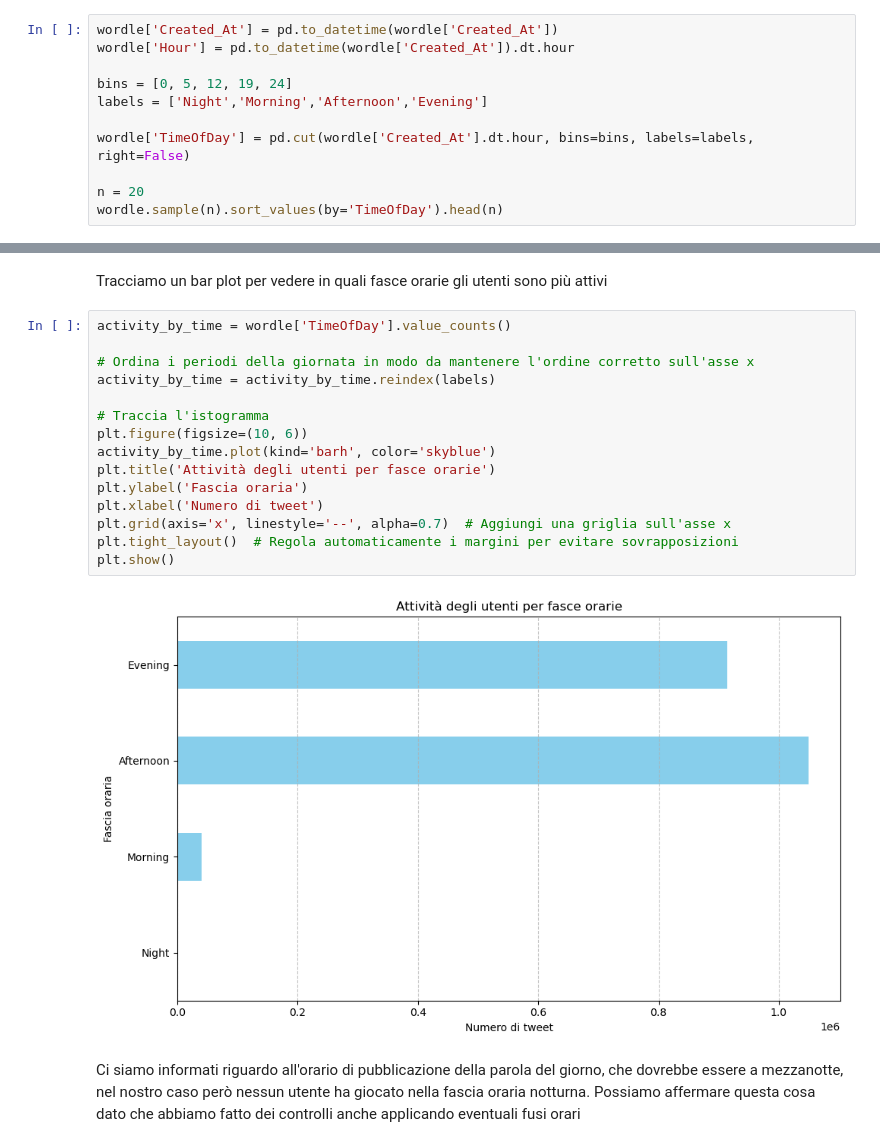
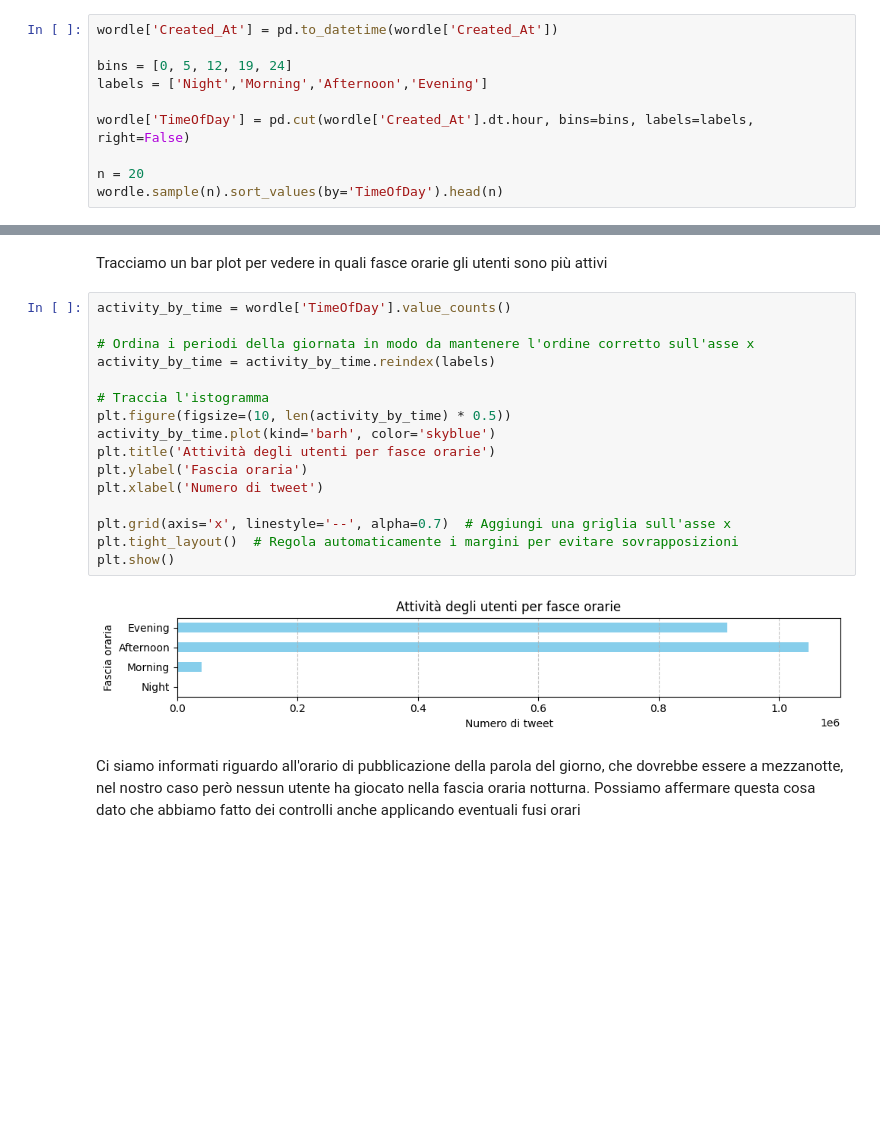
Before and after one commit to roby-ianny/IannelloSuffia_DataScienceProject, a Jupyter notebook: DataScienceProject.ipynb, the cells around one changed output, grey strips where cells are left out. Cells and saved outputs as stored; diff of their text form; blank space fills up the shorter version.

```diff
--- a/DataScienceProject.ipynb
+++ b/DataScienceProject.ipynb
@@ -601,7 +603,6 @@ Definiamo un'altra quantizzazione in base al periodo della giornata in cui è st
 - Night (00-5)
 # %%
 wordle['Created_At'] = pd.to_datetime(wordle['Created_At'])
-wordle['Hour'] = pd.to_datetime(wordle['Created_At']).dt.hour
 
 bins = [0, 5, 12, 19, 24]
 labels = ['Night','Morning','Afternoon','Evening']
@@ -633,20 +634,21 @@ Tracciamo un bar plot per vedere in quali fasce orarie gli utenti sono più atti
 # %%
 activity_by_time = wordle['TimeOfDay'].value_counts()
 
 # Ordina i periodi della giornata in modo da mantenere l'ordine corretto sull'asse x
 activity_by_time = activity_by_time.reindex(labels)
 
 # Traccia l'istogramma
-plt.figure(figsize=(10, 6))
+plt.figure(figsize=(10, len(activity_by_time) * 0.5))
 activity_by_time.plot(kind='barh', color='skyblue')
 plt.title('Attività degli utenti per fasce orarie')
 plt.ylabel('Fascia oraria')
 plt.xlabel('Numero di tweet')
+
 plt.grid(axis='x', linestyle='--', alpha=0.7)  # Aggiungi una griglia sull'asse x
 plt.tight_layout()  # Regola automaticamente i margini per evitare sovrapposizioni
 plt.show()
 # %% [output]
-[figure, old version]
+[figure, new version]
 # %% [markdown]
 Ci siamo informati riguardo all'orario di pubblicazione della parola del giorno, che dovrebbe essere a mezzanotte, nel nostro caso però nessun utente ha giocato nella fascia oraria notturna.
 Possiamo affermare questa cosa dato che abbiamo fatto dei controlli anche applicando eventuali fusi orari
```
Also changed, not shown: parts of 19 cells of this notebook.
